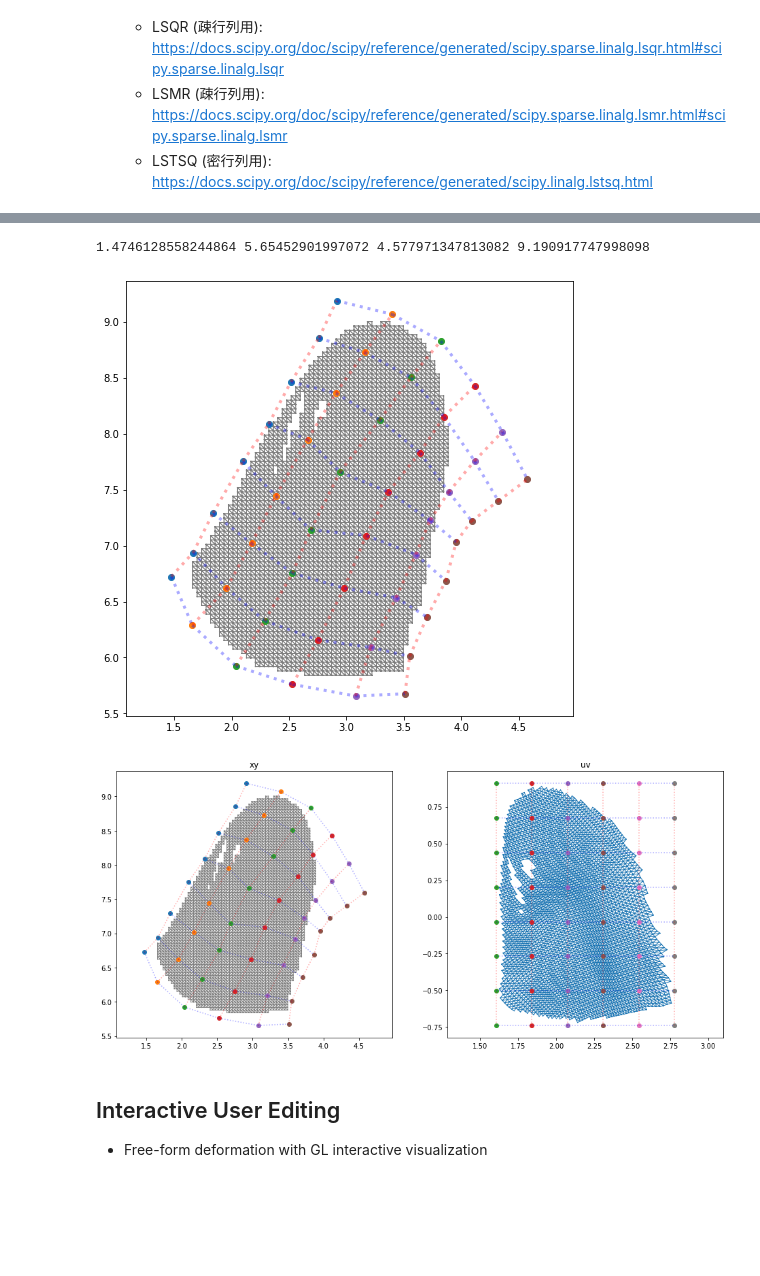
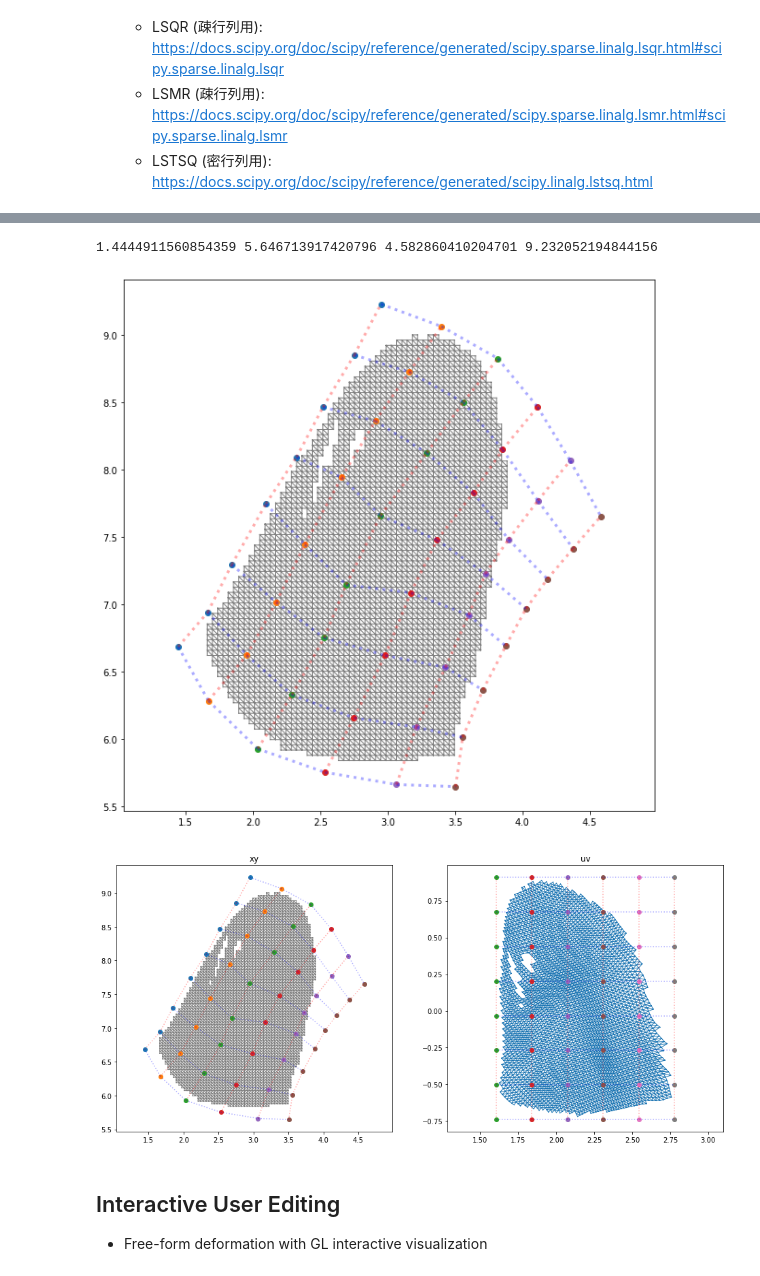
Before and after one commit to stnoh/InverseFFD, a Jupyter notebook: InverseFFD_ver6.ipynb, the cells around one changed output, grey strips where cells are left out. Drawn from its saved outputs; the diff is of its cells as text; code cells hidden in the pictures; blank space fills up the shorter version.

```diff
--- a/InverseFFD_ver6.ipynb
+++ b/InverseFFD_ver6.ipynb
@@ -437,7 +449,7 @@ for k in range(len(u)):
 ############################################################
 ## additional constraints among grid points
 ############################################################
-grid_weight = 0.1
+grid_weight = 0.5
 
 ## u-direction
 cnt = 0
@@ -550,31 +562,37 @@ if aspect > 1.0:
 
 print(x_min, y_min, x_max, y_max)
 # %% [output]
-1.4746128558244864 5.65452901997072 4.577971347813082 9.190917747998098
+1.4444911560854359 5.646713917420796 4.582860410204701 9.232052194844156
 # %%
 ## visualize control points in X-space
 fig, ax = plt.subplots(figsize=(8,8))
 
 ax.set_xlim([x_min_vis,x_max_vis])
 ax.set_ylim([y_min_vis,y_max_vis])
 
 ax.triplot(x[:,0], x[:,1], tri, linewidth=1.0, c='gray')
 
 ## grid points
 ax.plot(P_ix, P_jy, 'o')
 
+if False:
+    ax.get_xaxis().set_visible(False)
+    ax.get_yaxis().set_visible(False)
+
 ## draw lines
 for j in range(P_ix.shape[0]):
     for i in range(P_ix.shape[1]-1):
         plt.plot([P_ix[j,i], P_ix[j,i+1]], [P_jy[j,i], P_jy[j,i+1]], color='blue', alpha=.33, linestyle=':', linewidth=3.0)
 
 for i in range(P_ix.shape[1]):
     for j in range(P_ix.shape[0]-1):
         plt.plot([P_ix[j,i], P_ix[j+1,i]], [P_jy[j,i], P_jy[j+1,i]], color='red', alpha=.33, linestyle=':', linewidth=3.0)
 
+plt.subplots_adjust(left=-0.00025, right=0.9985, top=1.0, bottom=0.0012) ## really tight margin
+plt.savefig("test.png")
 plt.show()
 # %% [output]
-[figure, old version]
+[figure, new version]
 # %%
 ## visualize mesh data by Matplotlib
 import matplotlib.pyplot as plt
@@ -602,6 +620,10 @@ for i in range(P_ix.shape[1]):
     for j in range(P_ix.shape[0]-1):
         ax1.plot([P_ix[j,i], P_ix[j+1,i]], [P_jy[j,i], P_jy[j+1,i]], color='red', alpha=.33, linestyle=':')
 
+if False:
+    ax1.get_xaxis().set_visible(False)
+    ax1.get_yaxis().set_visible(False)
+
 ax1.set_title('xy')
 
 ########################################
@@ -621,11 +643,15 @@ for Bx in B_i:
 for By in B_j:
     ax2.plot([B_i[0], B_i[-1]], [By, By], color='blue', alpha=.33, linestyle=':')
 
+if False:
+    ax2.get_xaxis().set_visible(False)
+    ax2.get_yaxis().set_visible(False)
+
 ax2.set_title('uv')
 
 plt.show()
 # %% [output]
-[figure, old version]
+[figure, new version]
 # %% [markdown]
 ## Interactive User Editing
 
```
Also changed, not shown: parts of 11 cells of this notebook.
